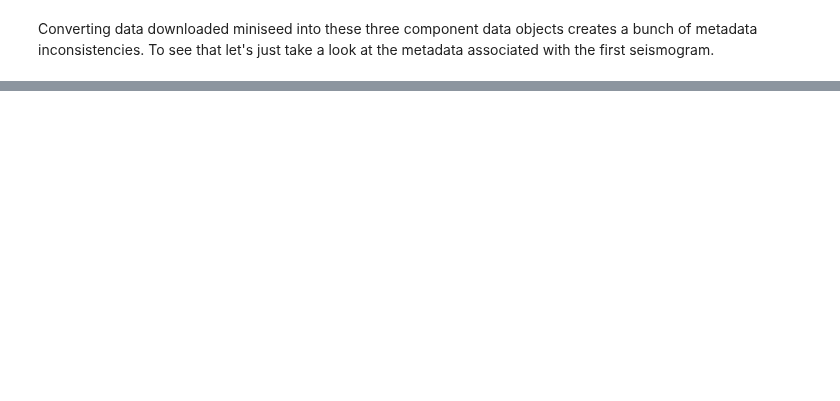
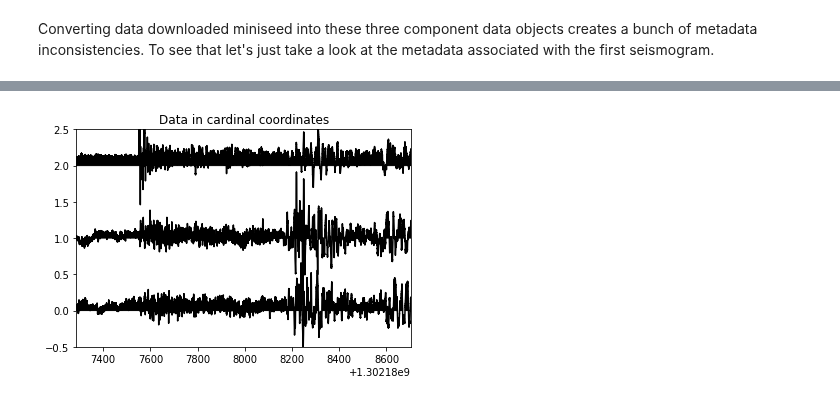
Before and after one commit to mspass-team/mspass_tutorial, a Jupyter notebook: sage-gage_2021/session1_overview.ipynb, the cells around one changed output, grey strips where cells are left out. Drawn from its saved outputs; the diff is of its cells as text; code cells hidden in the pictures; blank space fills up the shorter version.

```diff
--- a/sage-gage_2021/session1_overview.ipynb
+++ b/sage-gage_2021/session1_overview.ipynb
@@ -655,0 +394,6 @@ dataset.compute()
+# %%
+d.rotate_to_standard()
+plotter.title='Data in cardinal coordinates'
+plotter.plot(d)
+# %% [output]
+[figure, added]
```
Also changed, not shown: parts of 30 cells of this notebook, 2 other files.
